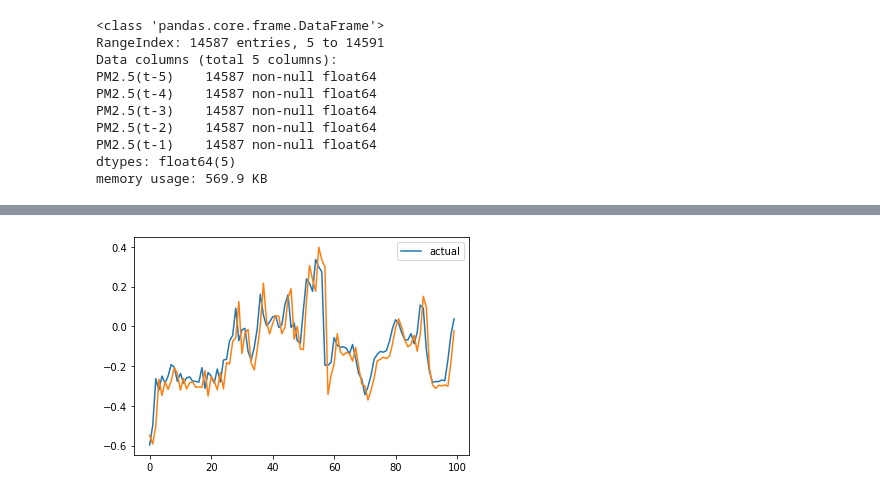
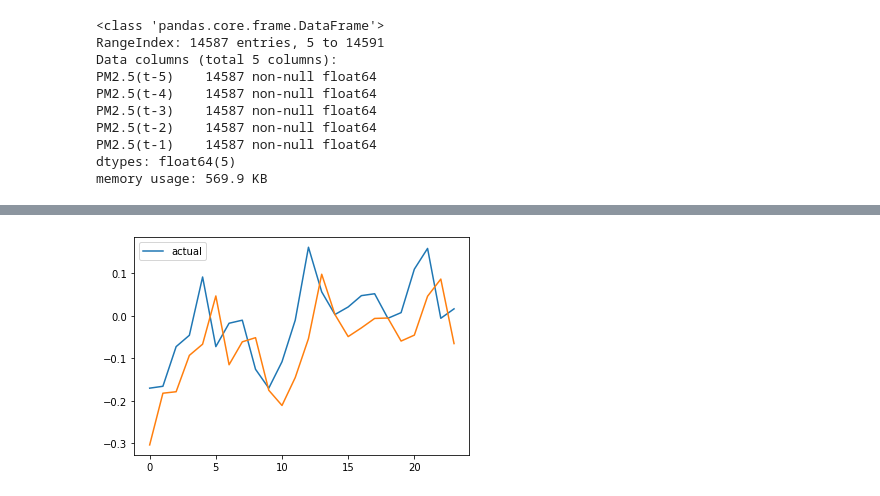
Before and after one commit to Rayyan98/airQualityDeepLearning, a Jupyter notebook: code/univariateGRU.ipynb, the cells around one changed output, grey strips where cells are left out. Saved outputs shown, nothing was run; the diff lists cells and outputs as text; code cells hidden in the pictures.

```diff
--- a/code/univariateGRU.ipynb
+++ b/code/univariateGRU.ipynb
@@ -179,9 +179,9 @@ print(y_pred)
 <NDArray 12x1 @cpu(0)>
 # %%
 predictions = model(testDataX)
-plt.plot(testDataY[200:500].asnumpy(), label = 'actual')
-plt.plot(predictions[200:500].asnumpy())
+plt.plot(testDataY[24:48].asnumpy(), label = 'actual')
+plt.plot(predictions[24:48].asnumpy())
 plt.legend()
-plt.savefig("Univariate_LSTM_10_1_tanh.pdf")
+plt.savefig('univariateGRU_24_nonprediction.png')
 # %% [output]
-[figure, old version]
+[figure, new version]
```
Also changed, not shown: parts of 2 cells of this notebook, 17 other files.
